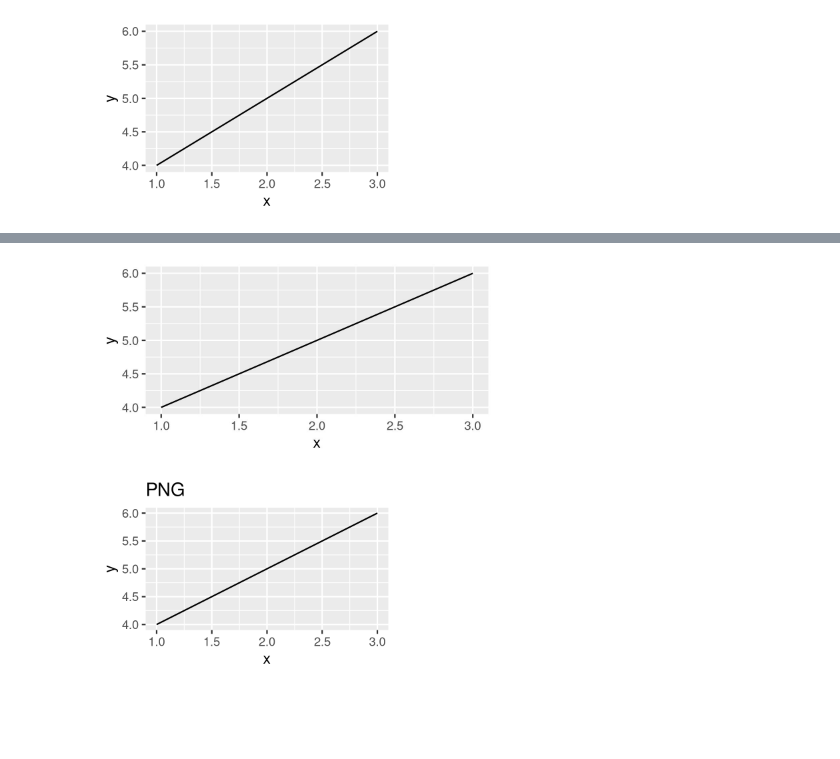
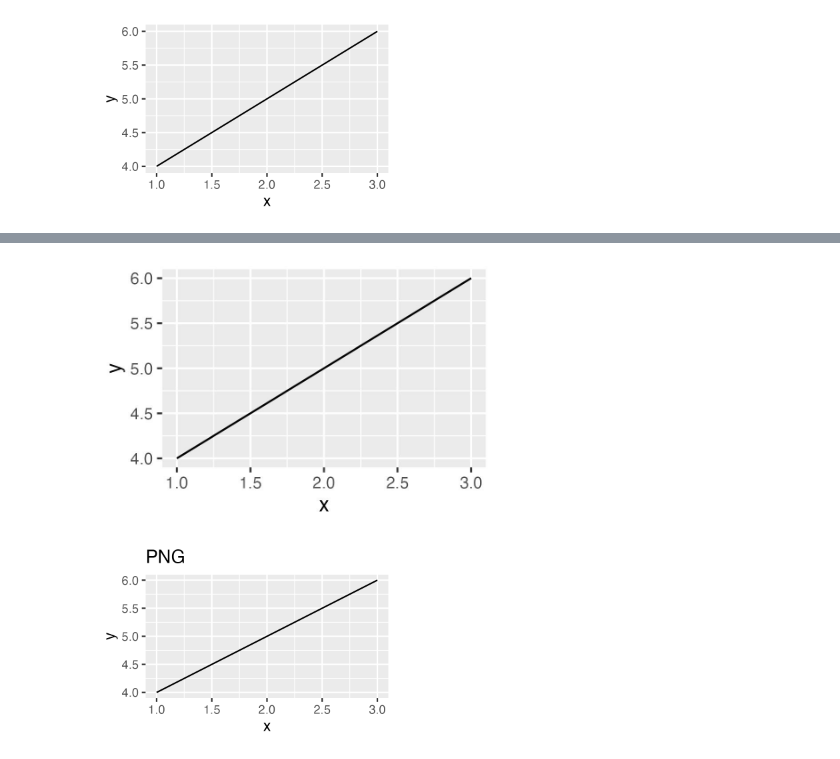
Before and after one commit to kota7/ggshow, a Jupyter notebook: examples.ipynb, the cells around one changed output, grey strips where cells are left out. Cells and saved outputs as stored; diff of their text form; code cells hidden in the pictures; blank space fills up the shorter version.

Commit message:
#3 allow file path in ggshow

```diff
--- a/examples.ipynb
+++ b/examples.ipynb
@@ -57,7 +59,15 @@ ggwrite("""
 # %%
+# Example to "only" save the graph to a file, not to show
+ggshow("""
+  x <- c(1,2,3)
+  y <- c(4,5,6)
+  ggplot(mapping=aes(x, y)) + geom_line()
+""", outfile="bar.jpg", savesize=(3, 2))
+
+# Confirm the file has been created
 from IPython.display import Image
-Image("foo.jpg", width=400)
+Image("bar.jpg", width=400)
 # %% [output]
-[figure, old version]
+[figure, new version]
 # %%
 # Example to specify the image file format
```
Also changed, not shown: parts of 9 cells of this notebook, 1 other file.
